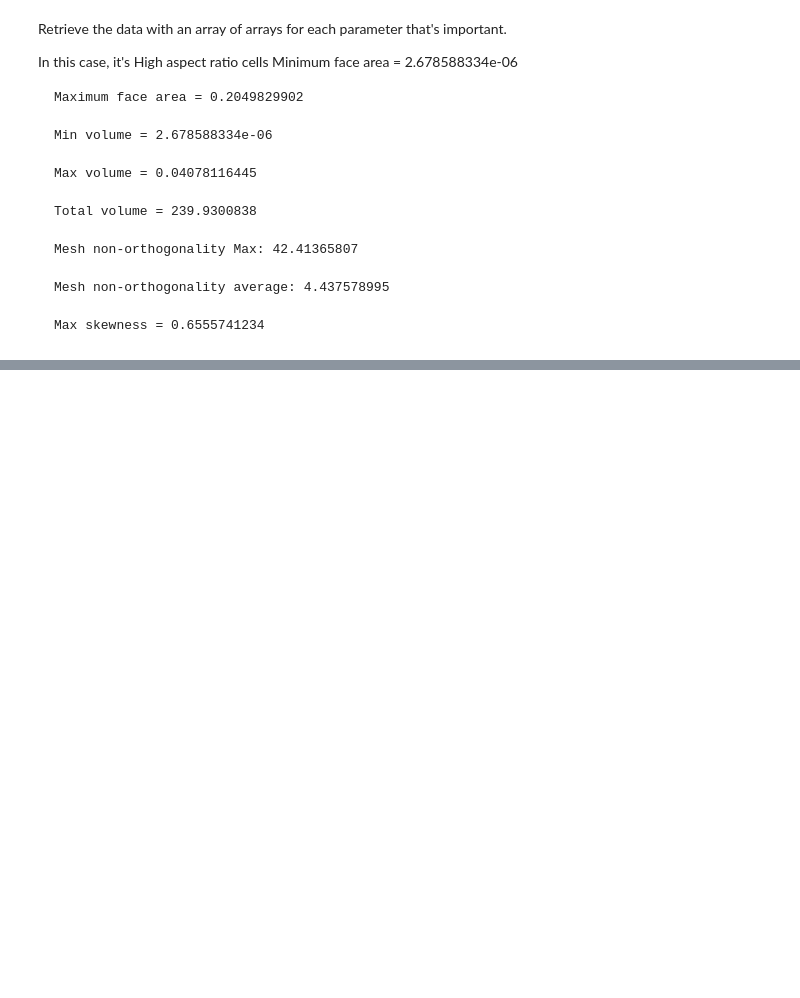
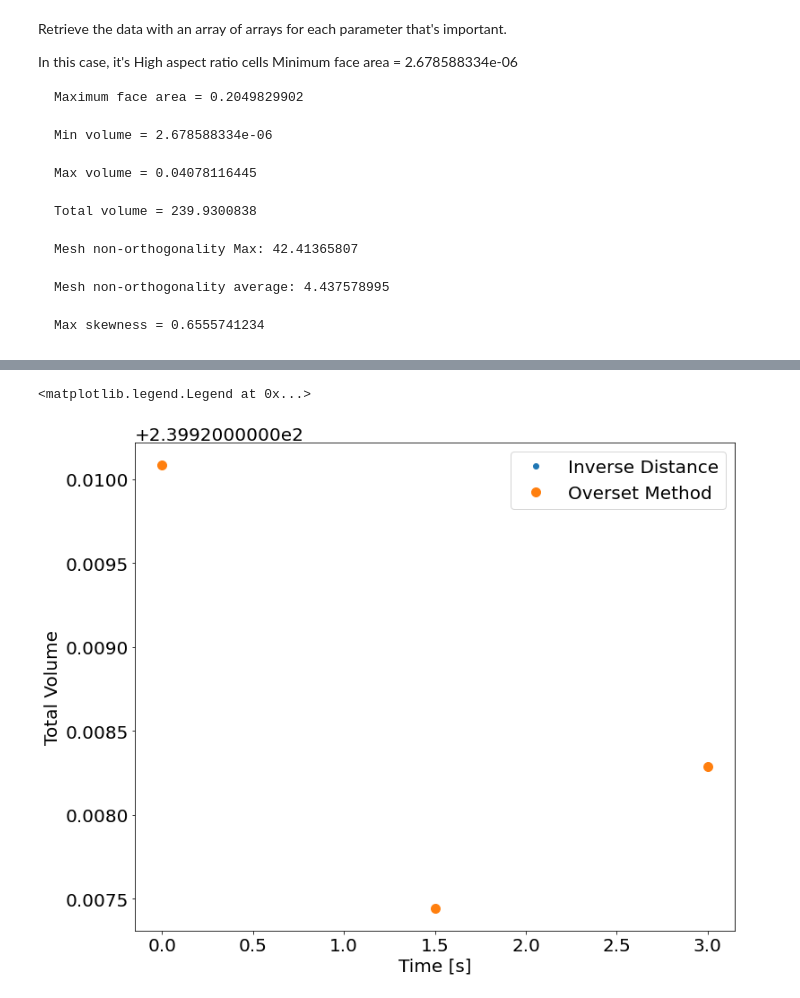
Before and after one commit to michaelcoe/Ika-Flow, a Jupyter notebook: OpenFOAM/postProcessing/dynamicMeshProcess.ipynb, the cells around one changed output, grey strips where cells are left out. Saved outputs shown, nothing was run; the diff lists cells and outputs as text; code cells hidden in the pictures; blank space fills up the shorter version.

```diff
--- a/OpenFOAM/postProcessing/dynamicMeshProcess.ipynb
+++ b/OpenFOAM/postProcessing/dynamicMeshProcess.ipynb
@@ -113,0 +122,10 @@ Text(0.5, 0, 'Time [s]')
+# %%
+fig3, ax3 = plt.subplots(figsize=(12,10))
+ax3.plot(mesh_df_inverse['Time'], mesh_df_inverse['Total Volume'], 'o', label='Inverse Distance')
+ax3.plot(mesh_df_inverse['Time'], mesh_df_overset['Total Volume'], 'o', label='Overset Method', ms=10)
+ax3.set_ylabel('Total Volume')
+ax3.set_xlabel('Time [s]')
+ax3.legend()
+# %% [output]
+<matplotlib.legend.Legend at 0x...>
+[figure, added]
```
Also changed, not shown: parts of 6 cells of this notebook.
